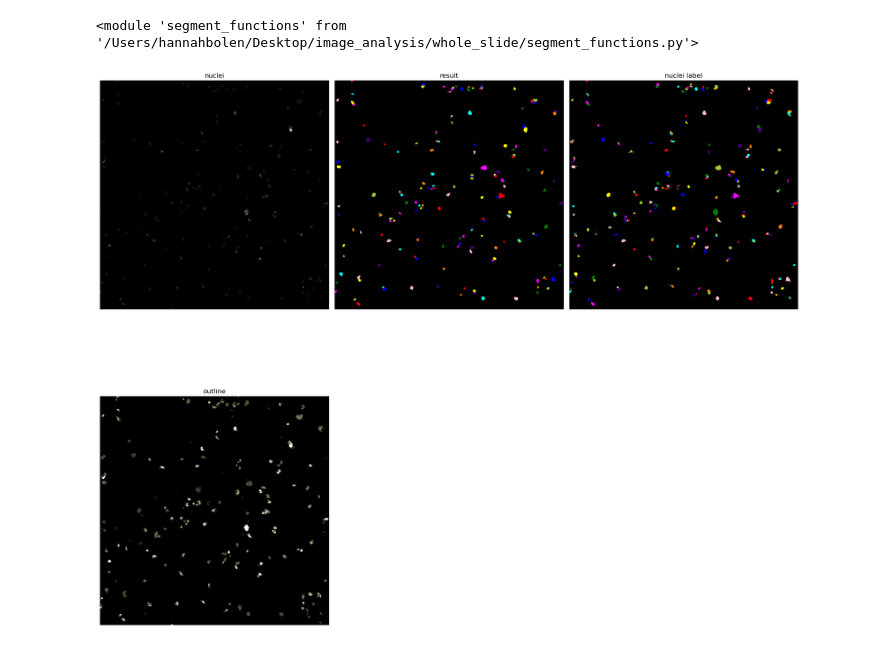
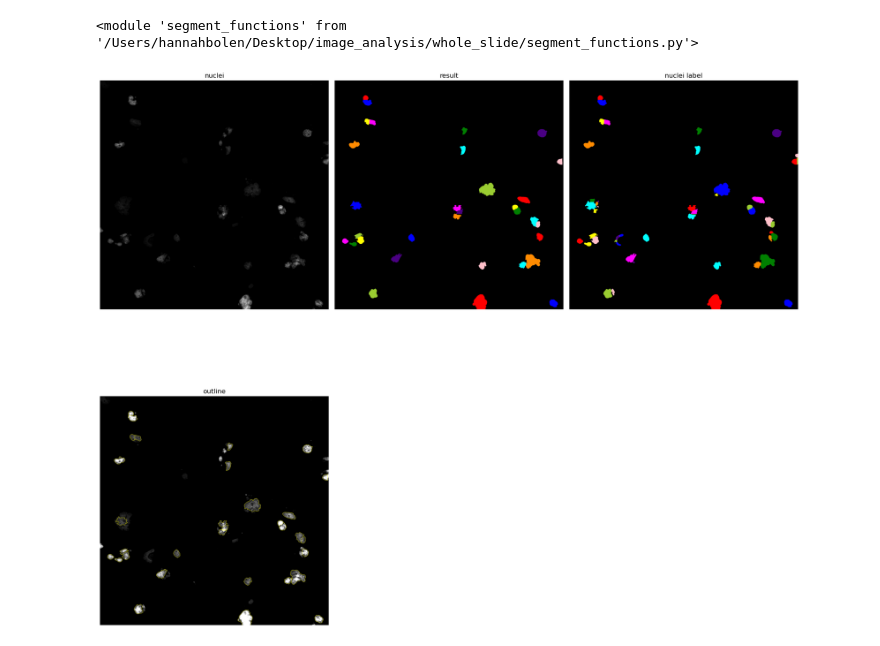
Before and after one commit to hannahbolen1/whole_slide, a Jupyter notebook: ops2019_segment.ipynb, the cells around one changed output. Cells and saved outputs as stored; diff of their text form; code cells hidden in the pictures.

```diff
--- a/ops2019_segment.ipynb
+++ b/ops2019_segment.ipynb
@@ -39,10 +38,9 @@ cy5Zoom = cy5Tile[1000:3000, 2000:4000]
 umPerPx = 0.325
 nucleiThreshold = 50
 nucleiMin = 150/umPerPx**2
-nucleiMax = 800/umPerPx**2
+nucleiMax = 12000
 nucleiMean = 300/umPerPx**2
-smooth=1.35
-radius=300
+smooth=3
 # function to visualize
 def compare_segmentation(base,**images):
     plt.figure(figsize = (18,18))
@@ -63,19 +61,19 @@ importlib.reload(fun)
 <module 'segment_functions' from '/Users/hannahbolen/Desktop/image_analysis/whole_slide/segment_functions.py'>
 # %%
 threshold = 7
-mask = ski.util.img_as_ubyte(ski.filters.gaussian(nucleiTile, sigma = 1.8)) >= threshold
+mask = ski.util.img_as_ubyte(ski.filters.gaussian(nucleiZoom, sigma = 1.8)) >= threshold
 mask = ski.morphology.remove_small_objects(mask, min_size=nucleiMin)
 labeled = ski.measure.label(mask)
-labeled = fun.filter_by_region(labeled, threshold=lambda x: nucleiThreshold, intensity_image=nucleiTile) > 0
+labeled = fun.filter_by_region(labeled, threshold=lambda x: nucleiThreshold, intensity_image=nucleiZoom) > 0
 filled = ndi.binary_fill_holes(labeled)
 difference = ski.measure.label(filled != labeled)
 change = fun.filter_by_region(difference, score=lambda r: r.area < nucleiMin, threshold=0) > 0
 labeled[change] = filled[change]
-nuclei = fun.apply_watershed(labeled,smooth=3)
-result = fun.filter_by_region(nuclei, score=lambda r: nucleiMin < r.area < 12000, threshold=5)
-boundaries = ski.segmentation.mark_boundaries(ski.exposure.rescale_intensity(nucleiTile,in_range = (256, 12000)), result, mode="thick")
+nuclei = fun.apply_watershed(labeled,smooth=4)
+result = fun.filter_by_region(nuclei, score=lambda r: nucleiMin < r.area < nucleiMax, threshold=nucleiThreshold)
+boundaries = ski.segmentation.mark_boundaries(ski.exposure.rescale_intensity(nucleiZoom,in_range = (256, 12000)), result, mode="thick")
 # %%
 images = {"result":ski.color.label2rgb(result), "nuclei label":ski.color.label2rgb(nuclei), "outline":boundaries}
-compare_segmentation(nucleiTile,**images)
+compare_segmentation(nucleiZoom,**images)
 # %% [output]
-[figure, old version]
+[figure, new version]
```
Also changed, not shown: parts of 7 cells of this notebook, 1 other file.
